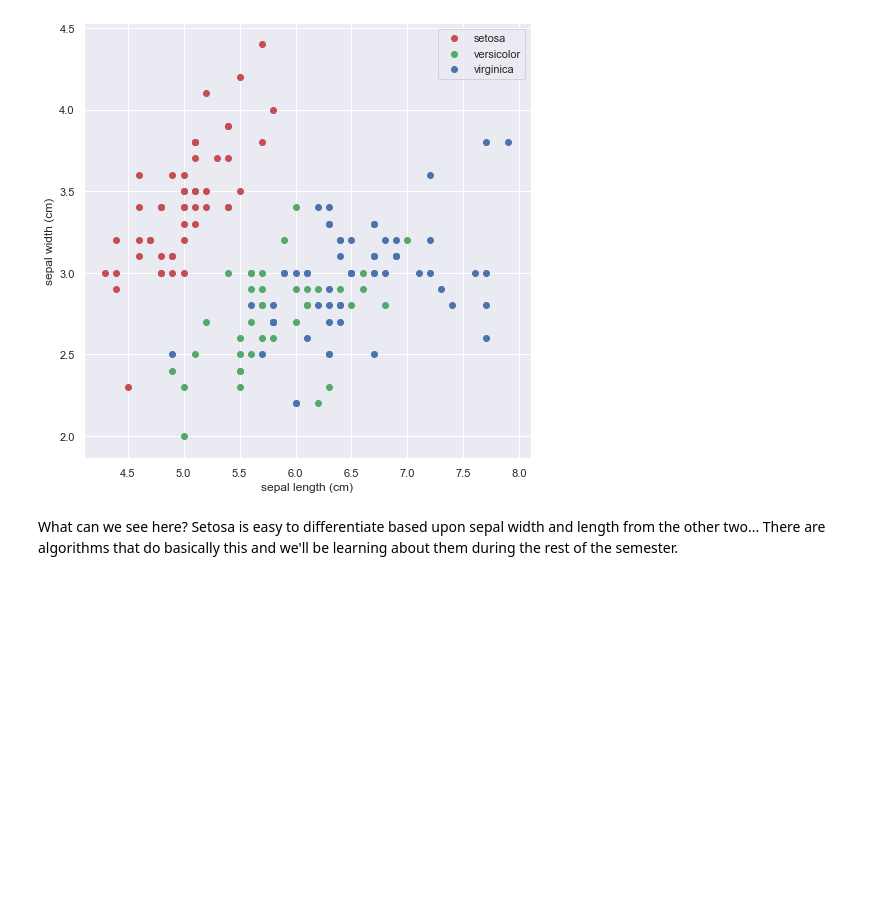
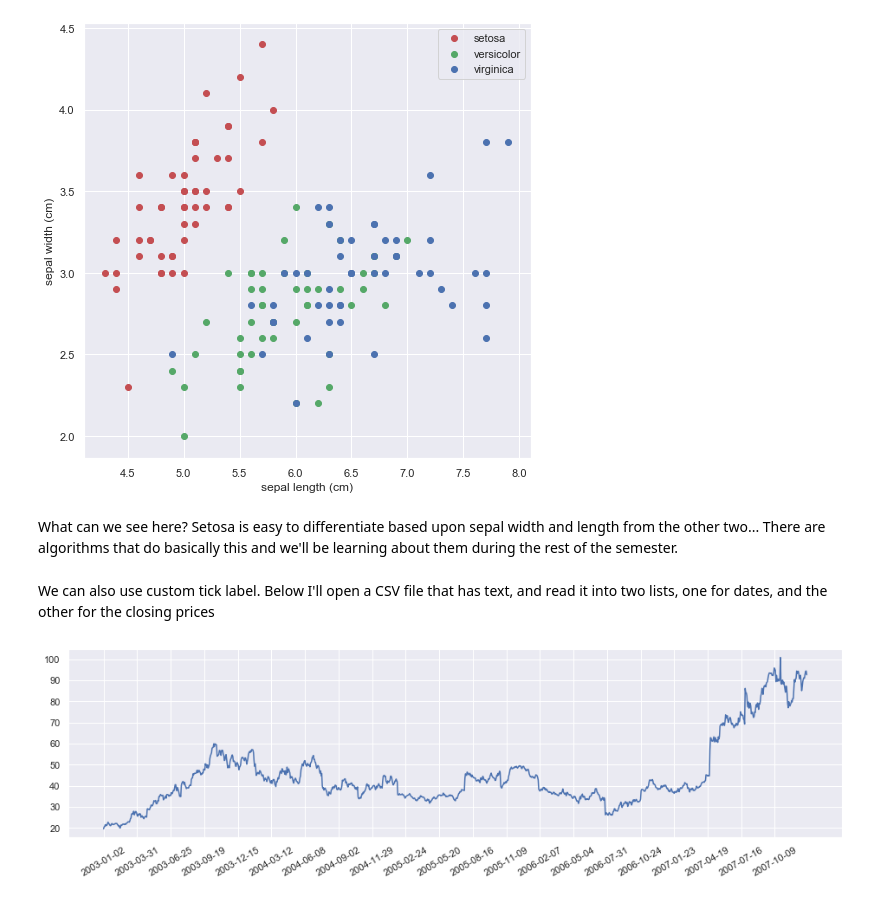
Before and after one commit to pbutler/cs5644, a Jupyter notebook: data_science_tutorials/plotting.ipynb, the cells around one changed output. Cells and saved outputs as stored; diff of their text form; code cells hidden in the pictures; blank space fills up the shorter version.

```diff
--- a/data_science_tutorials/plotting.ipynb
+++ b/data_science_tutorials/plotting.ipynb
@@ -157,3 +145,22 @@ ax.legend()
 [figure]
 # %% [markdown]
 What can we see here?  Setosa is easy to differentiate based upon sepal width and length from the other two...  There are algorithms that do basically this and we'll be learning about them during the rest of the semester.
+# %% [markdown]
+We can also use custom tick label.  Below I'll open a CSV file that has text, and read it into two lists, one for dates, and the other for the closing prices
+# %%
+import csv
+reader = csv.reader(open("AMZN.csv"))
+next(reader)  # skip the first row
+dates = []
+prices = []
+
+for row in reader:
+    dates += [row[0]]
+    prices += [float(row[2])]
+# %%
+fig, ax = plt.subplots(figsize=(16,4))
+ax.plot(range(len(dates)), prices)
+ax.set_xticks(range(len(dates))[::60])         #set's the location of the ticks
+ax.set_xticklabels(dates[::60], rotation=30);  #print a tick at every 60th day
+# %% [output]
+[figure, added]
```
Also changed, not shown: parts of 11 cells of this notebook, 3 other files.
